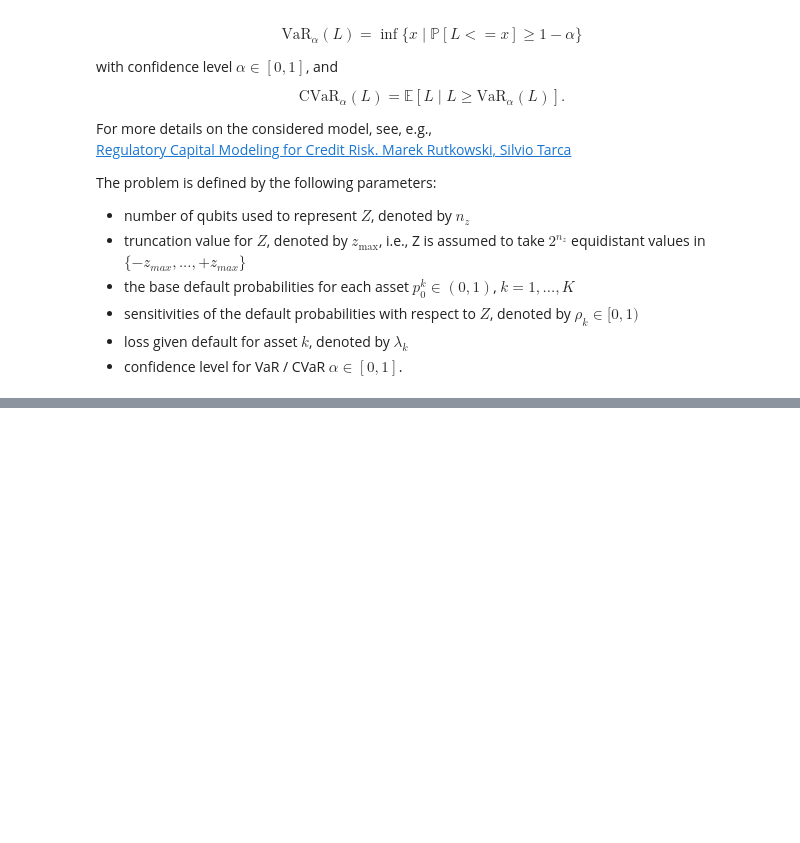
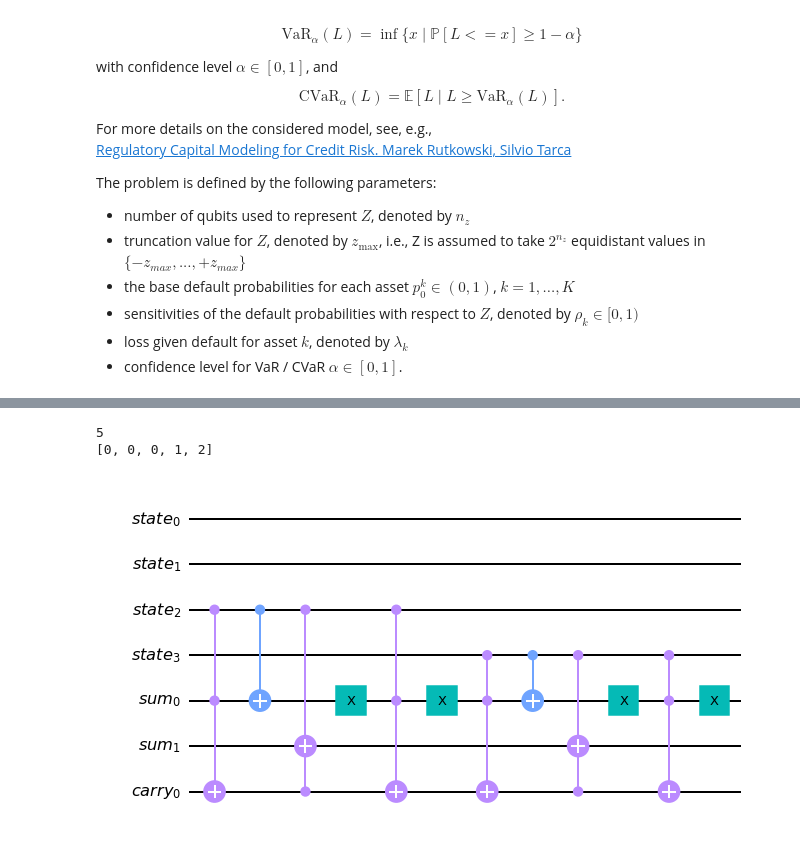
Before and after one commit to sergiogh/upc_credit_risk, a Jupyter notebook: final_project_credit_risk.ipynb, the cells around one changed output, grey strips where cells are left out. Drawn from its saved outputs; the diff is of its cells as text; code cells hidden in the pictures; blank space fills up the shorter version.

```diff
--- a/final_project_credit_risk.ipynb
+++ b/final_project_credit_risk.ipynb
@@ -99,0 +217,19 @@ agg = WeightedAdder(n_z + K, [0]*n_z + lgd)
+# %%
+# add Z qubits with weight/loss 0
+
+# WeightedAdder(num_state_qubits=None, weights=None, name='adder')
+# We need as many state qubits as our feinition of Z and number of assets: |x1,...xk>|0>ns
+# We only add weights to the lgd elements of the sum and add 0 to the Z (not really adding them)
+weighted_adder = WeightedAdder(n_z + K, [0]*n_z + lgd)
+print(n_z + K)
+print ([0]*n_z + lgd)
+
+# Lets do a quick test to validate the WeightedAdder Qiskit function
+test_adder = WeightedAdder(4, [0,0,1,1])
+# %% [output]
+5
+[0, 0, 0, 1, 2]
+# %%
+test_adder.draw('mpl')
+# %% [output]
+[figure, added]
```
Also changed, not shown: parts of 23 cells of this notebook.
